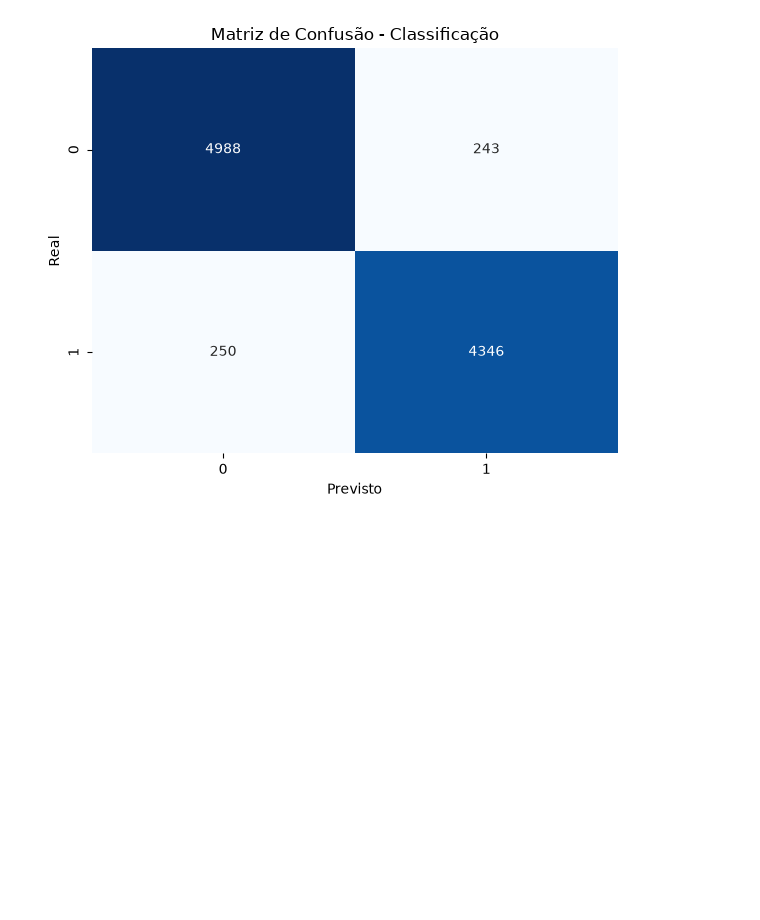
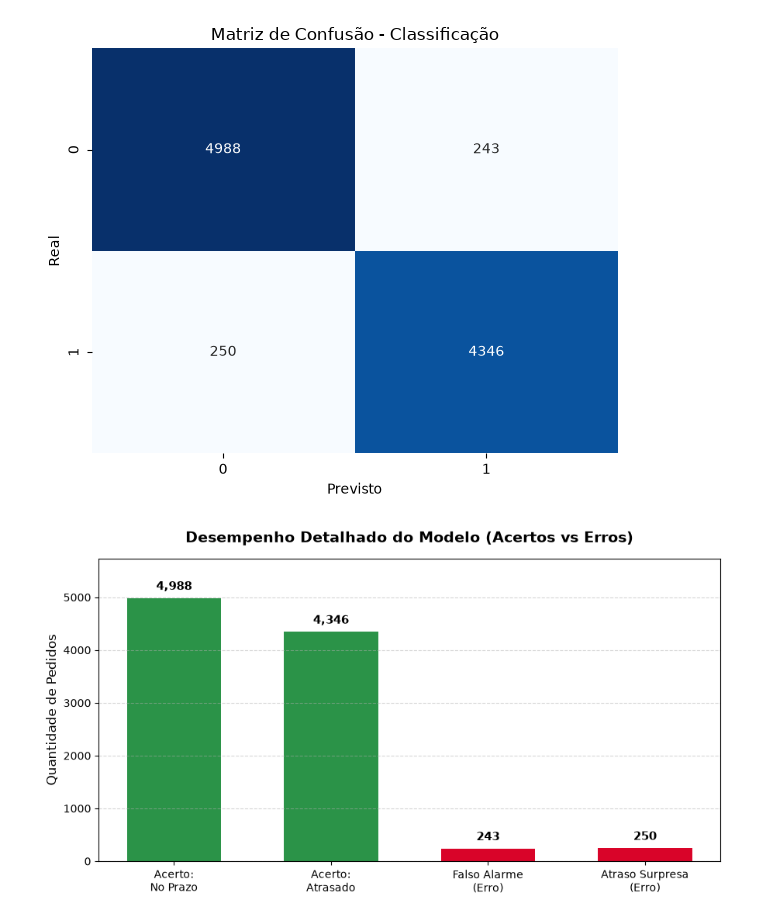
Before and after one commit to Felipe-edu34/food-delivery-eta-analysis-ml, a Jupyter notebook: notebooks/04_classification_analysis.ipynb, the cells around one changed output. Saved outputs shown, nothing was run; the diff lists cells and outputs as text; code cells hidden in the pictures; blank space fills up the shorter version.

```diff
--- a/notebooks/04_classification_analysis.ipynb
+++ b/notebooks/04_classification_analysis.ipynb
@@ -89,3 +89,46 @@ from src.visualization import plot_confusion_matrix
 plot_confusion_matrix(y_test, y_pred)
 # %% [output]
 [figure]
+# %%
+import matplotlib.pyplot as plt
+from sklearn.metrics import confusion_matrix
+import os
+
+# Garantindo que a pasta de destino exista
+os.makedirs('../reports/figures', exist_ok=True)
+
+# Extraindo os valores diretamente das previsões do modelo (y_test e y_pred)
+cm = confusion_matrix(y_test, y_pred)
+acerto_no_prazo = cm[0, 0]    # Real 0, Previsto 0
+falso_alarme = cm[0, 1]       # Real 0, Previsto 1
+atraso_surpresa = cm[1, 0]    # Real 1, Previsto 0
+acerto_atrasado = cm[1, 1]    # Real 1, Previsto 1
+
+# Definindo as categorias e os valores correspondentes
+categorias = ['Acerto:\nNo Prazo', 'Acerto:\nAtrasado', 'Falso Alarme\n(Erro)', 'Atraso Surpresa\n(Erro)']
+valores = [acerto_no_prazo, acerto_atrasado, falso_alarme, atraso_surpresa]
+
+# Cores: Tons de verde para acertos e tons de vermelho para erros
+cores = ['#2b9348', '#2b9348', '#d90429', '#d90429']
+
+plt.figure(figsize=(9, 5))
+bars = plt.bar(categorias, valores, color=cores, width=0.6)
+
+# Adicionando os números exatos em cima de cada barra
+for bar in bars:
+    yval = bar.get_height()
+    plt.text(bar.get_x() + bar.get_width()/2.0, yval + 100, f'{yval:,}', ha='center', va='bottom', fontsize=11, fontweight='bold')
+
+plt.title('Desempenho Detalhado do Modelo (Acertos vs Erros)', fontsize=14, pad=15, fontweight='bold')
+plt.ylabel('Quantidade de Pedidos', fontsize=12)
+plt.ylim(0, max(valores) * 1.15) # Margem superior para o texto não cortar
+plt.grid(axis='y', linestyle='--', alpha=0.5)
+
+plt.tight_layout()
+
+# Salvando a figura em alta resolução na pasta de relatórios
+plt.savefig('../reports/figures/classification_bar_chart.png', dpi=300, bbox_inches='tight')
+
+plt.show()
+# %% [output]
+[figure, added]
```
Also changed, not shown: 3 other files.
